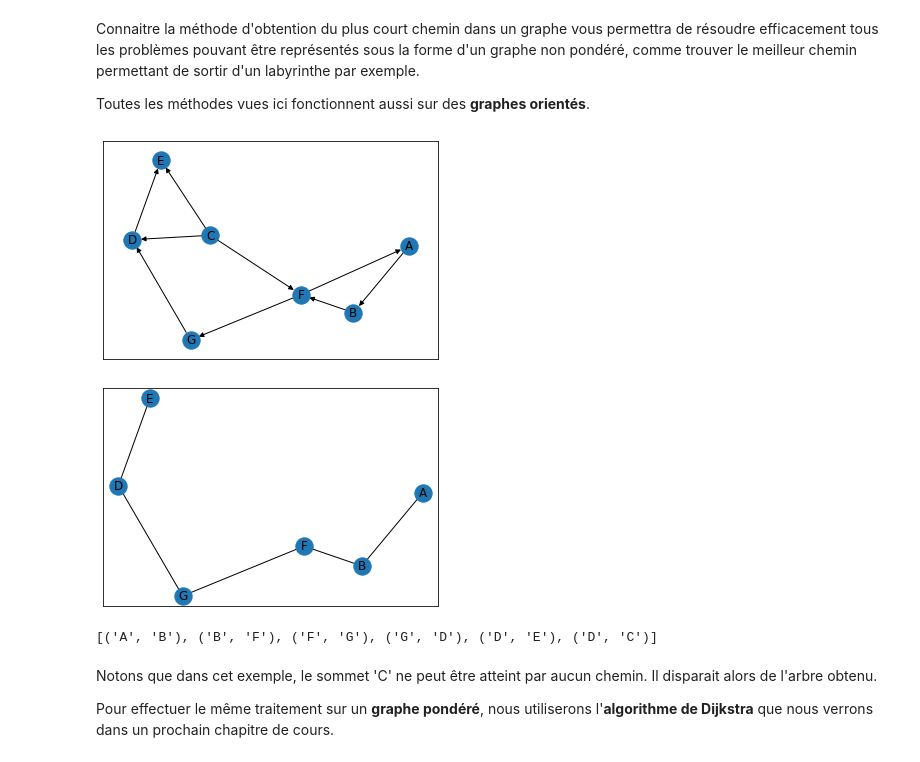
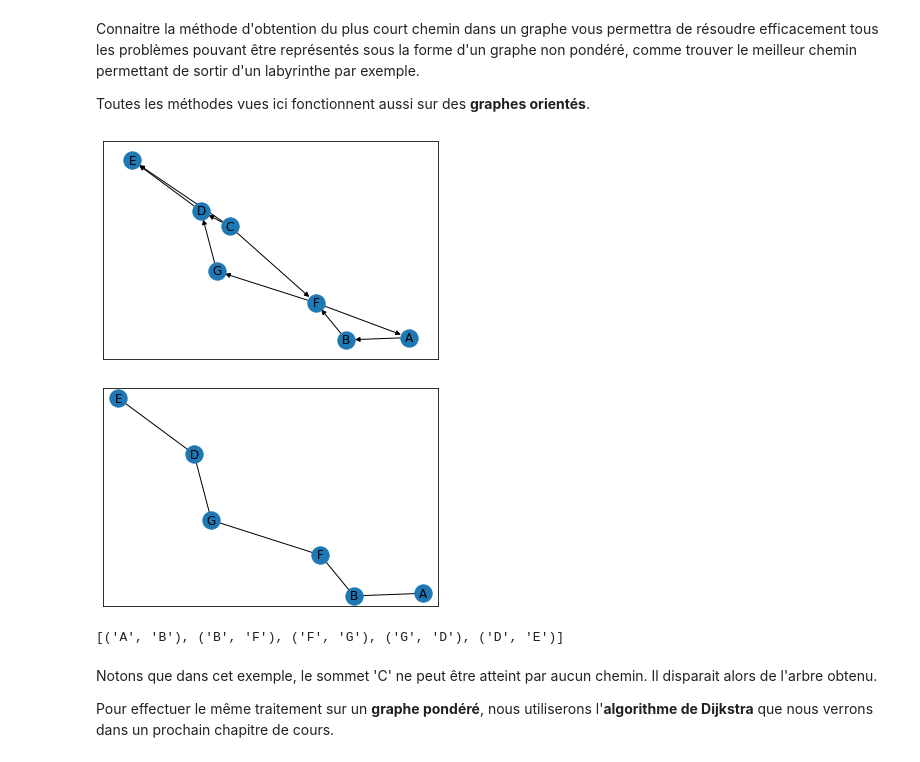
Before and after one commit to GeoLabUniLaSalle/Python, a Jupyter notebook: Graphes_Parcours_en_largeur_(BFS).ipynb, the cells around one changed output. Drawn from its saved outputs; the diff is of its cells as text; code cells hidden in the pictures.

```diff
--- a/Graphes_Parcours_en_largeur_(BFS).ipynb
+++ b/Graphes_Parcours_en_largeur_(BFS).ipynb
@@ -201,40 +197,36 @@ D = dict()
 D['A'] = {'B'}
 D['B'] = {'F'}
 D['C'] = {'D','E','F'}
 D['D'] = {'E'}
 D['E'] = {}
 D['F'] = {'A','G'}
 D['G'] = {'D'}
 
 import networkx as nx
 
 G = nx.DiGraph(D)
 
 pos = nx.spring_layout(G)
 
 nx.draw_networkx_nodes(G, pos)
 nx.draw_networkx_labels(G, pos)
 nx.draw_networkx_edges(G, pos)
 
 plt.show()
 
 Gbfs = nx.Graph(nx.bfs_tree(G,'A'))
 
-for i in P:
-  if P[i]!=None:
-    G.add_edge(i,P[i])
-
 nx.draw_networkx_nodes(Gbfs, pos)
 nx.draw_networkx_labels(Gbfs, pos)
 nx.draw_networkx_edges(Gbfs, pos)
 
 plt.show()
 
 print(list(nx.bfs_edges(G,'A')))
 # %% [output]
-[figure, old version]
+[figure, new version]
-[figure, old version]
+[figure, new version]
-[('A', 'B'), ('B', 'F'), ('F', 'G'), ('G', 'D'), ('D', 'E'), ('D', 'C')]
+[('A', 'B'), ('B', 'F'), ('F', 'G'), ('G', 'D'), ('D', 'E')]
 # %% [markdown]
 Notons que dans cet exemple, le sommet 'C' ne peut être atteint par aucun chemin. Il disparait alors de l'arbre obtenu.
 
```
Also changed, not shown: parts of 1 cell of this notebook.
